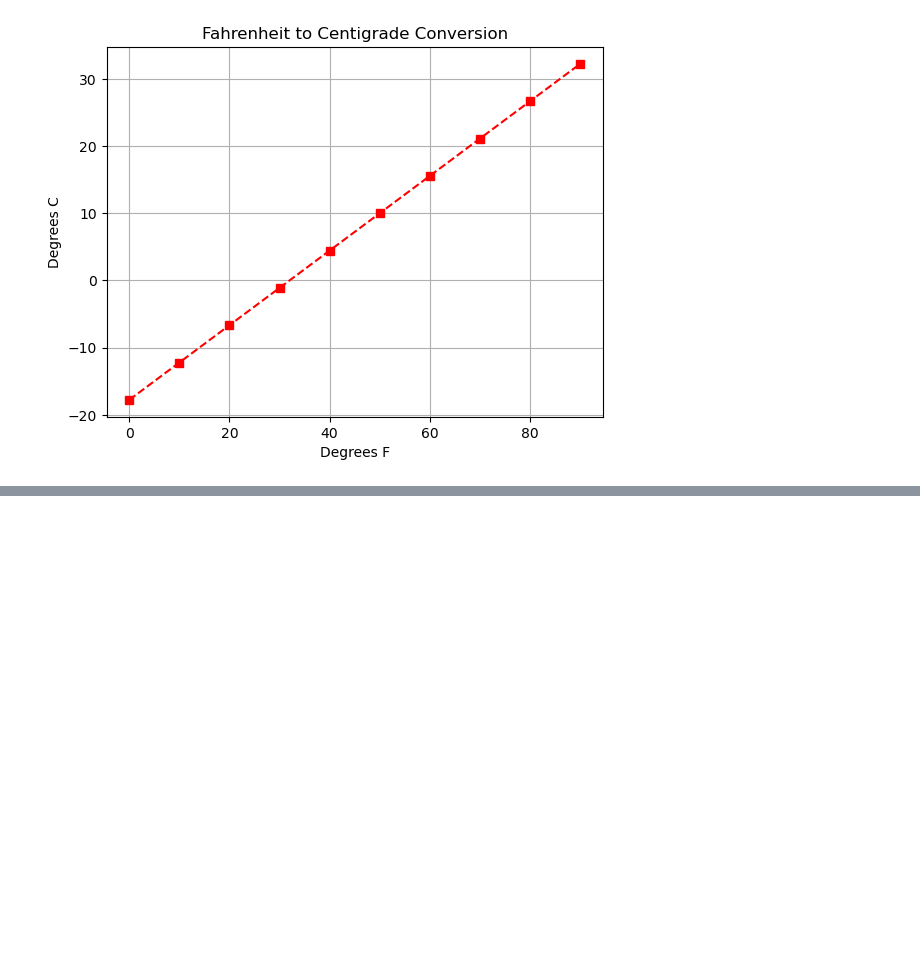
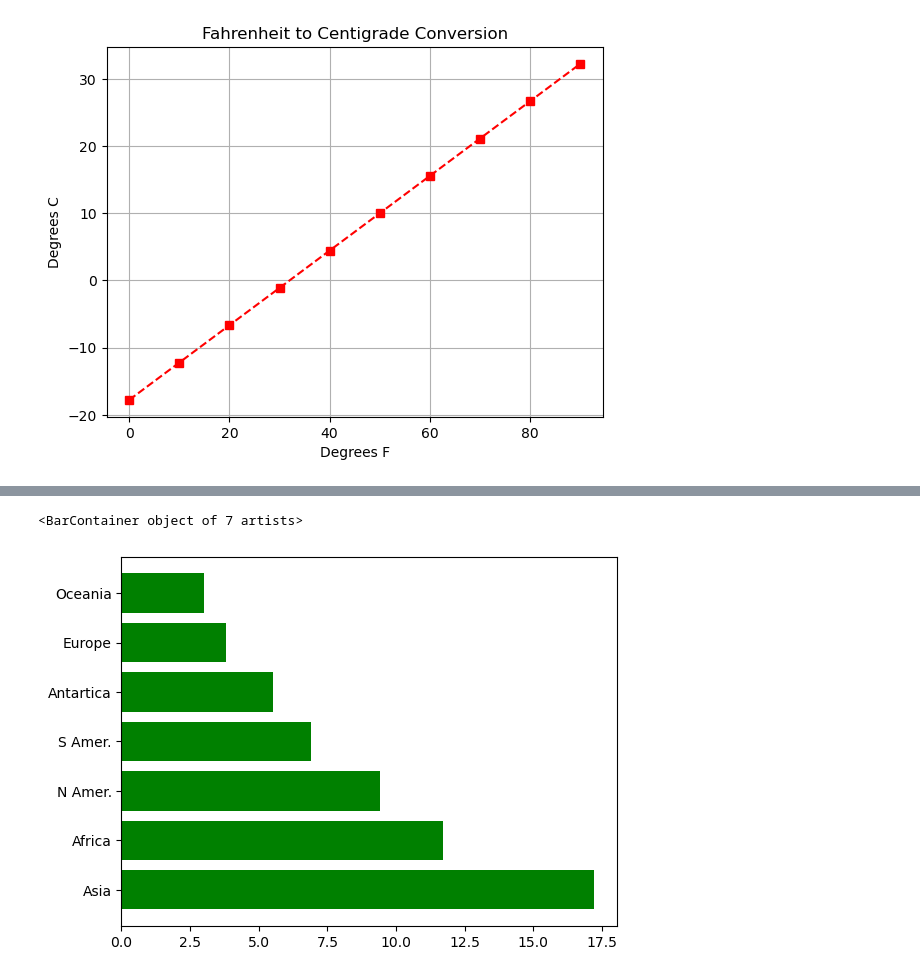
Before and after one commit to guyfrancis/dat1001, a Jupyter notebook: Matplotlib_Part_1.ipynb, the cells around one changed output, grey strips where cells are left out. Cells and saved outputs as stored; diff of their text form; code cells hidden in the pictures; blank space fills up the shorter version.

```diff
--- a/Matplotlib_Part_1.ipynb
+++ b/Matplotlib_Part_1.ipynb
@@ -158,0 +187,6 @@ plt.show()
+# %%
+# You can also do a horizontal bar chart. A color argument has also been added.
+plt.barh(x, y, color='green')
+# %% [output]
+<BarContainer object of 7 artists>
+[figure, added]
```
Also changed, not shown: parts of 8 cells of this notebook.
